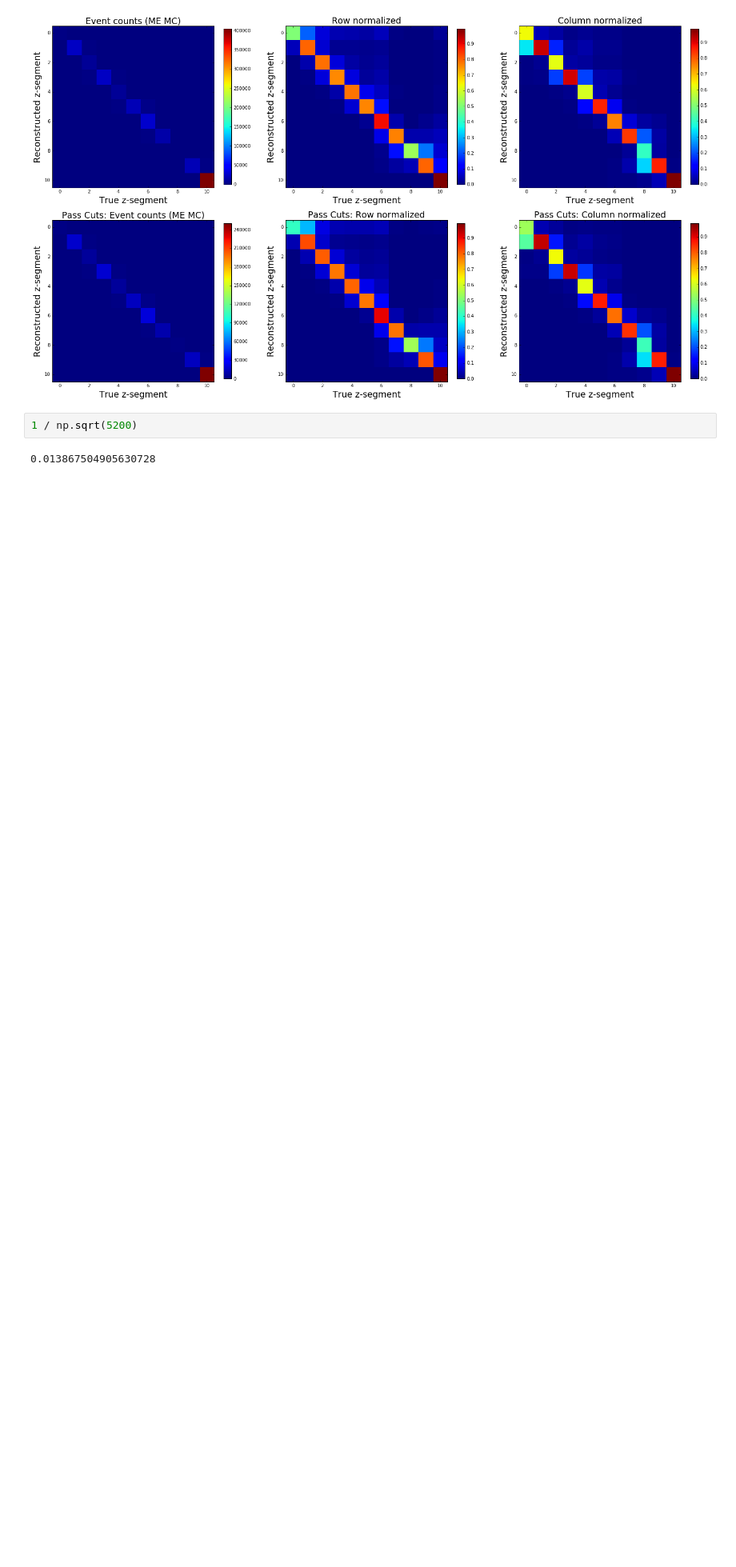
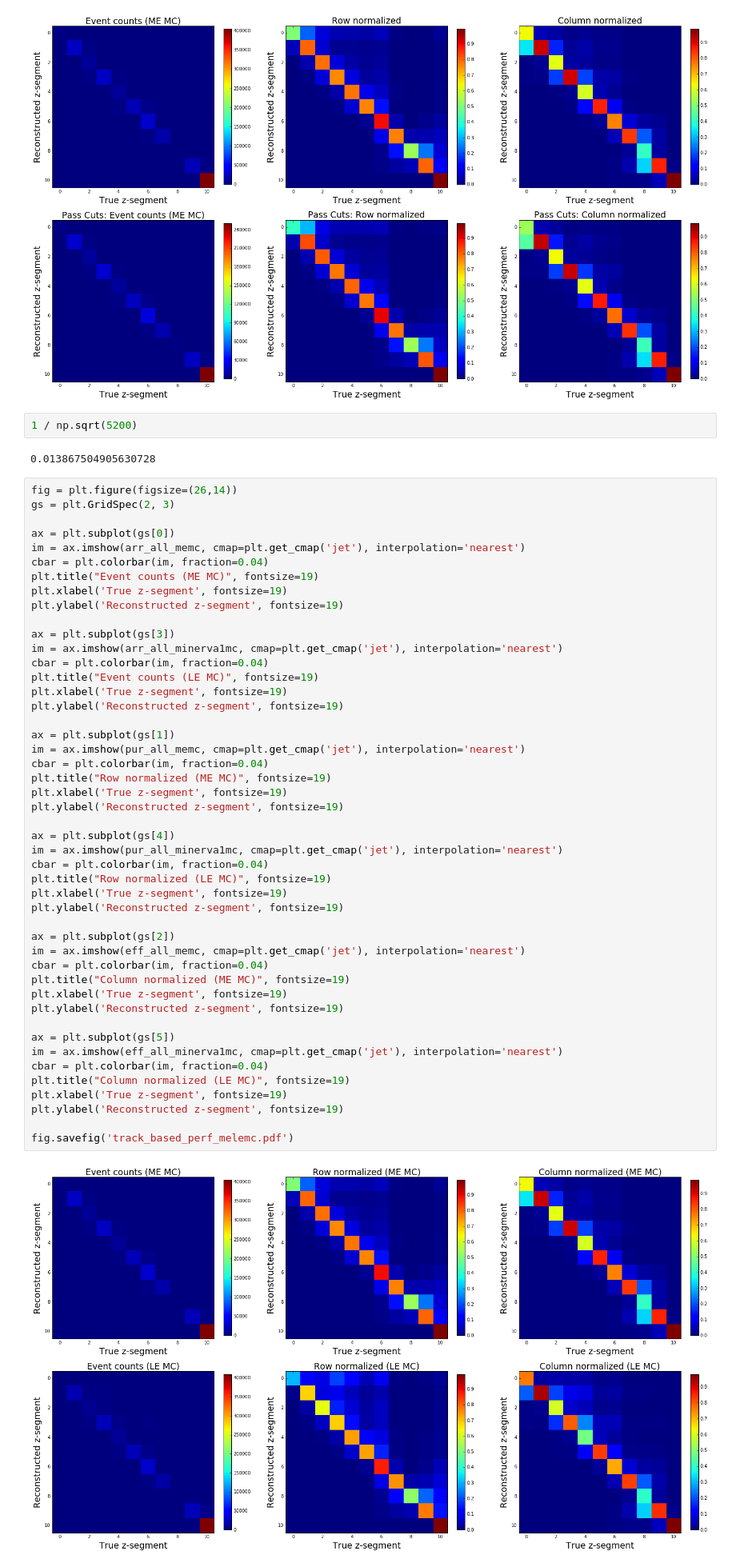
Before and after one commit to faizaakbar/ANNMINERvA, a Jupyter notebook: understanding_tracking_perf.ipynb, the cells around one changed output. Shown at 80% size. Saved outputs shown, nothing was run; the diff lists cells and outputs as text; blank space fills up the shorter version.

Commit message:
more looking at tracking performance

```diff
--- a/understanding_tracking_perf.ipynb
+++ b/understanding_tracking_perf.ipynb
@@ -183,3 +203,52 @@ fig.savefig('track_based_perf_me1B.pdf')
 1 / np.sqrt(5200)
 # %% [output]
 0.013867504905630728
+# %%
+fig = plt.figure(figsize=(26,14))
+gs = plt.GridSpec(2, 3)
+
+ax = plt.subplot(gs[0])
+im = ax.imshow(arr_all_memc, cmap=plt.get_cmap('jet'), interpolation='nearest')
+cbar = plt.colorbar(im, fraction=0.04)
+plt.title("Event counts (ME MC)", fontsize=19)
+plt.xlabel('True z-segment', fontsize=19)
+plt.ylabel('Reconstructed z-segment', fontsize=19)
+
+ax = plt.subplot(gs[3])
+im = ax.imshow(arr_all_minerva1mc, cmap=plt.get_cmap('jet'), interpolation='nearest')
+cbar = plt.colorbar(im, fraction=0.04)
+plt.title("Event counts (LE MC)", fontsize=19)
+plt.xlabel('True z-segment', fontsize=19)
+plt.ylabel('Reconstructed z-segment', fontsize=19)
+
+ax = plt.subplot(gs[1])
+im = ax.imshow(pur_all_memc, cmap=plt.get_cmap('jet'), interpolation='nearest')
+cbar = plt.colorbar(im, fraction=0.04)
+plt.title("Row normalized (ME MC)", fontsize=19)
+plt.xlabel('True z-segment', fontsize=19)
+plt.ylabel('Reconstructed z-segment', fontsize=19)
+
+ax = plt.subplot(gs[4])
+im = ax.imshow(pur_all_minerva1mc, cmap=plt.get_cmap('jet'), interpolation='nearest')
+cbar = plt.colorbar(im, fraction=0.04)
+plt.title("Row normalized (LE MC)", fontsize=19)
+plt.xlabel('True z-segment', fontsize=19)
+plt.ylabel('Reconstructed z-segment', fontsize=19)
+
+ax = plt.subplot(gs[2])
+im = ax.imshow(eff_all_memc, cmap=plt.get_cmap('jet'), interpolation='nearest')
+cbar = plt.colorbar(im, fraction=0.04)
+plt.title("Column normalized (ME MC)", fontsize=19)
+plt.xlabel('True z-segment', fontsize=19)
+plt.ylabel('Reconstructed z-segment', fontsize=19)
+
+ax = plt.subplot(gs[5])
+im = ax.imshow(eff_all_minerva1mc, cmap=plt.get_cmap('jet'), interpolation='nearest')
+cbar = plt.colorbar(im, fraction=0.04)
+plt.title("Column normalized (LE MC)", fontsize=19)
+plt.xlabel('True z-segment', fontsize=19)
+plt.ylabel('Reconstructed z-segment', fontsize=19)
+
+fig.savefig('track_based_perf_melemc.pdf')
+# %% [output]
+[figure, added]
```
Also changed, not shown: parts of 6 cells of this notebook.
